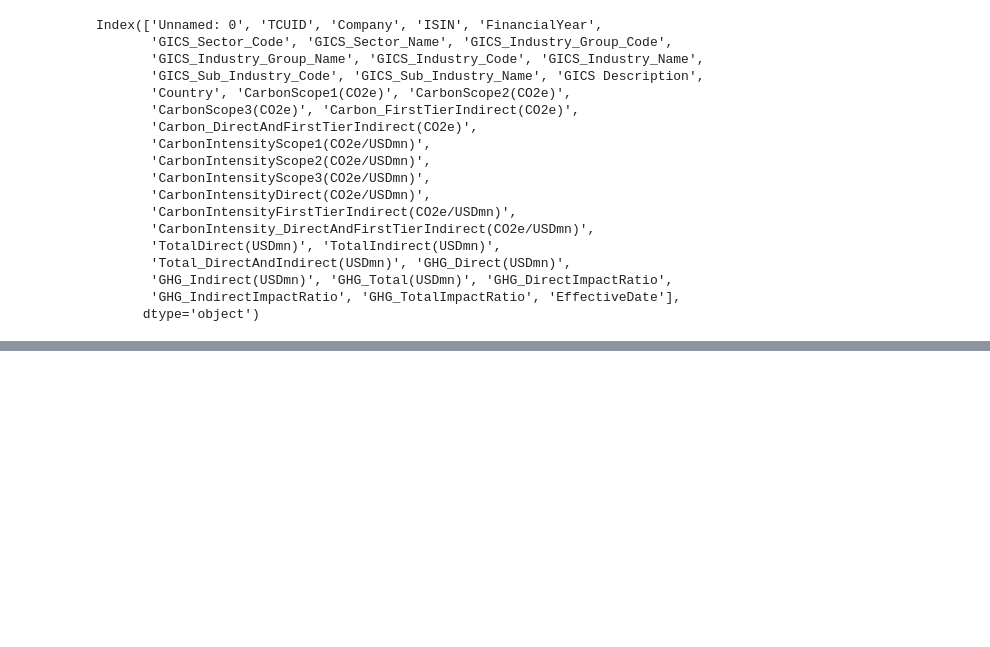
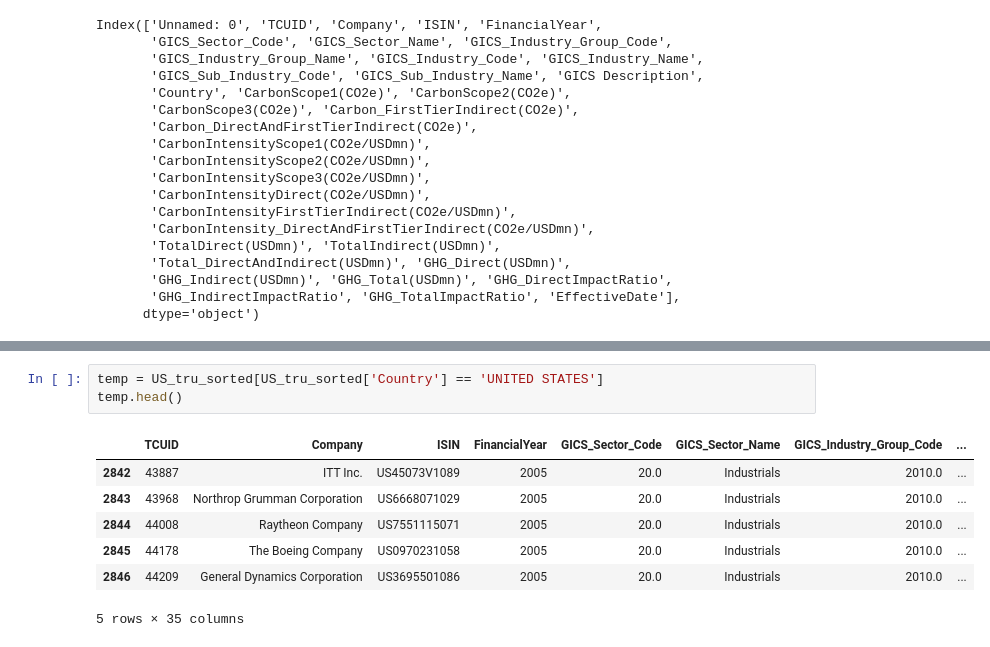
Before and after one commit to V-GAO/CEO_SocialCapital, a Jupyter notebook: notebooks/EDA_WRDS.ipynb, the cells around one changed output, grey strips where cells are left out. Cells and saved outputs as stored; diff of their text form; blank space fills up the shorter version.

```diff
--- a/notebooks/EDA_WRDS.ipynb
+++ b/notebooks/EDA_WRDS.ipynb
@@ -523,0 +537,11 @@ Index(['Unnamed: 0', 'TCUID', 'Company', 'ISIN', 'FinancialYear',
+# %%
+temp = US_tru_sorted[US_tru_sorted['Country'] == 'UNITED STATES']
+temp.head()
+# %% [output]
+|  | TCUID | Company | ISIN | FinancialYear | GICS_Sector_Code | GICS_Sector_Name | GICS_Industry_Group_Code | ... |
+| 2842 | 43887 | ITT Inc. | US45073V1089 | 2005 | 20.0 | Industrials | 2010.0 | ... |
+| 2843 | 43968 | Northrop Grumman Corporation | US6668071029 | 2005 | 20.0 | Industrials | 2010.0 | ... |
+| 2844 | 44008 | Raytheon Company | US7551115071 | 2005 | 20.0 | Industrials | 2010.0 | ... |
+| 2845 | 44178 | The Boeing Company | US0970231058 | 2005 | 20.0 | Industrials | 2010.0 | ... |
+| 2846 | 44209 | General Dynamics Corporation | US3695501086 | 2005 | 20.0 | Industrials | 2010.0 | ... |
+5 rows × 35 columns
```
Also changed, not shown: parts of 10 cells of this notebook.
